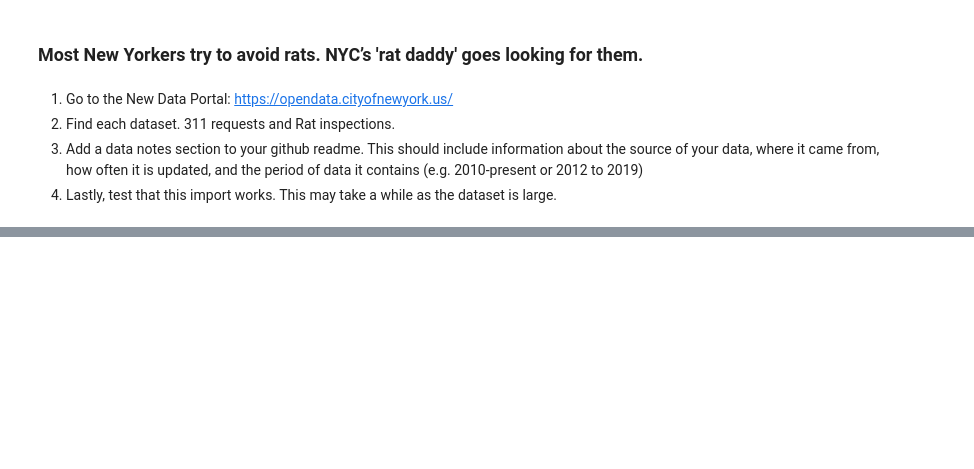
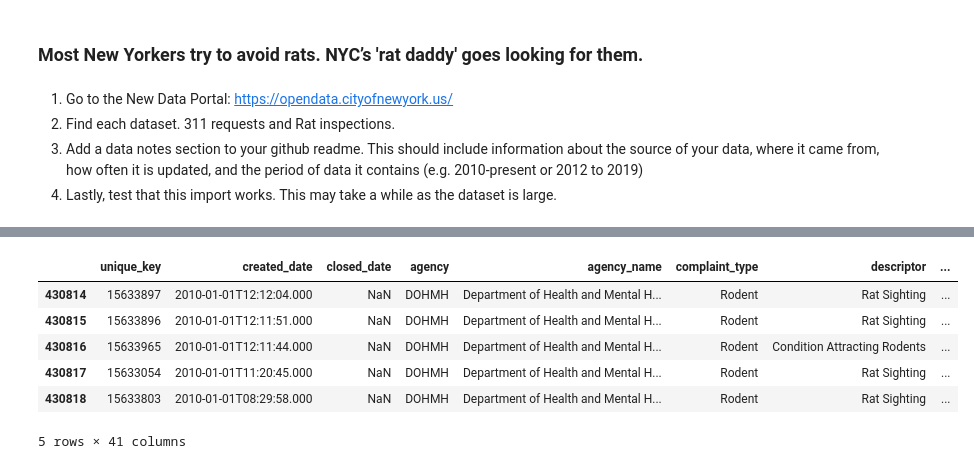
Before and after one commit to SLCongdon/Group-3---RATZ, a Jupyter notebook: notebook/Group_3_Homework9.ipynb, the cells around one changed output, grey strips where cells are left out. Drawn from its saved outputs; the diff is of its cells as text; code cells hidden in the pictures; blank space fills up the shorter version.

```diff
--- a/notebook/Group_3_Homework9.ipynb
+++ b/notebook/Group_3_Homework9.ipynb
@@ -32,4 +32,14 @@ rat_requests.head()
 5 rows × 41 columns
+# %%
+rat_requests.tail()
+# %% [output]
+|  | unique_key | created_date | closed_date | agency | agency_name | complaint_type | descriptor | ... |
+| 430814 | 15633897 | 2010-01-01T12:12:04.000 | NaN | DOHMH | Department of Health and Mental H... | Rodent | Rat Sighting | ... |
+| 430815 | 15633896 | 2010-01-01T12:11:51.000 | NaN | DOHMH | Department of Health and Mental H... | Rodent | Rat Sighting | ... |
+| 430816 | 15633965 | 2010-01-01T12:11:44.000 | NaN | DOHMH | Department of Health and Mental H... | Rodent | Condition Attracting Rodents | ... |
+| 430817 | 15633054 | 2010-01-01T11:20:45.000 | NaN | DOHMH | Department of Health and Mental H... | Rodent | Rat Sighting | ... |
+| 430818 | 15633803 | 2010-01-01T08:29:58.000 | NaN | DOHMH | Department of Health and Mental H... | Rodent | Rat Sighting | ... |
+5 rows × 41 columns
 # %%
 rat_requests.sample(3)
 # %% [output]
```
Also changed, not shown: parts of 8 cells of this notebook.
